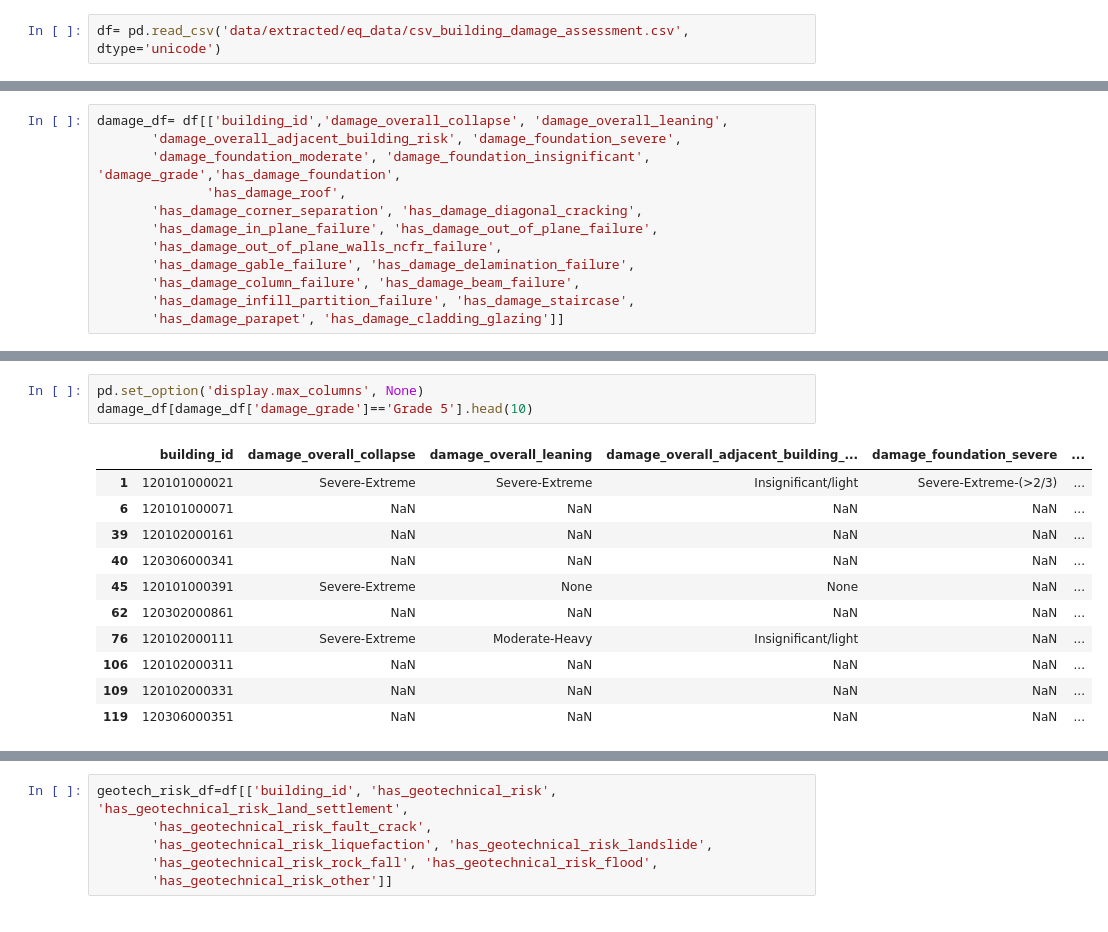
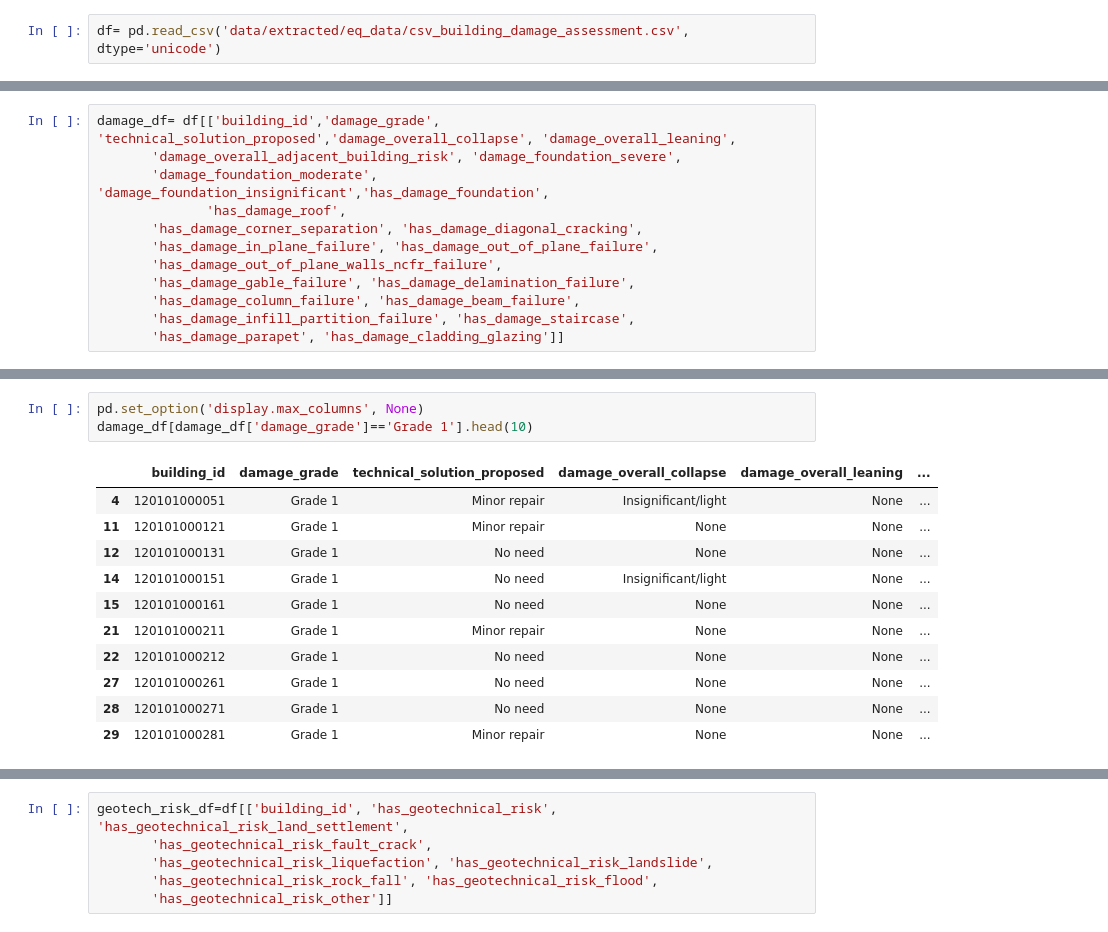
Before and after one commit to Yeshi341/structural_damage_from_earthquake, a Jupyter notebook: damage_assessment_data.ipynb, the cells around one changed output, grey strips where cells are left out. Cells and saved outputs as stored; diff of their text form.

```diff
--- a/damage_assessment_data.ipynb
+++ b/damage_assessment_data.ipynb
@@ -47,9 +39,9 @@ Index(['building_id', 'district_id', 'vdcmun_id', 'ward_id',
        'has_geotechnical_risk_other'],
       dtype='object')
 # %%
-damage_df= df[['building_id','damage_overall_collapse', 'damage_overall_leaning',
+damage_df= df[['building_id','damage_grade', 'technical_solution_proposed','damage_overall_collapse', 'damage_overall_leaning',
        'damage_overall_adjacent_building_risk', 'damage_foundation_severe',
-       'damage_foundation_moderate', 'damage_foundation_insignificant', 'damage_grade','has_damage_foundation',
+       'damage_foundation_moderate', 'damage_foundation_insignificant','has_damage_foundation',
               'has_damage_roof',
        'has_damage_corner_separation', 'has_damage_diagonal_cracking',
        'has_damage_in_plane_failure', 'has_damage_out_of_plane_failure',
@@ -88,17 +78,17 @@ damage_df[damage_df['damage_grade'].isna()]
 # %%
 pd.set_option('display.max_columns', None)
-damage_df[damage_df['damage_grade']=='Grade 5'].head(10)
+damage_df[damage_df['damage_grade']=='Grade 1'].head(10)
 # %% [output]
-|  | building_id | damage_overall_collapse | damage_overall_leaning | damage_overall_adjacent_building_... | damage_foundation_severe | ... |
-| 1 | 120101000021 | Severe-Extreme | Severe-Extreme | Insignificant/light | Severe-Extreme-(>2/3) | ... |
-| 6 | 120101000071 | NaN | NaN | NaN | NaN | ... |
-| 39 | 120102000161 | NaN | NaN | NaN | NaN | ... |
-| 40 | 120306000341 | NaN | NaN | NaN | NaN | ... |
-| 45 | 120101000391 | Severe-Extreme | None | None | NaN | ... |
-| 62 | 120302000861 | NaN | NaN | NaN | NaN | ... |
-| 76 | 120102000111 | Severe-Extreme | Moderate-Heavy | Insignificant/light | NaN | ... |
-| 106 | 120102000311 | NaN | NaN | NaN | NaN | ... |
-| 109 | 120102000331 | NaN | NaN | NaN | NaN | ... |
-| 119 | 120306000351 | NaN | NaN | NaN | NaN | ... |
+|  | building_id | damage_grade | technical_solution_proposed | damage_overall_collapse | damage_overall_leaning | ... |
+| 4 | 120101000051 | Grade 1 | Minor repair | Insignificant/light | None | ... |
+| 11 | 120101000121 | Grade 1 | Minor repair | None | None | ... |
+| 12 | 120101000131 | Grade 1 | No need | None | None | ... |
+| 14 | 120101000151 | Grade 1 | No need | Insignificant/light | None | ... |
+| 15 | 120101000161 | Grade 1 | No need | None | None | ... |
+| 21 | 120101000211 | Grade 1 | Minor repair | None | None | ... |
+| 22 | 120101000212 | Grade 1 | No need | None | None | ... |
+| 27 | 120101000261 | Grade 1 | No need | None | None | ... |
+| 28 | 120101000271 | Grade 1 | No need | None | None | ... |
+| 29 | 120101000281 | Grade 1 | Minor repair | None | None | ... |
 # %%
 # damage_df['damage_overall_collapse'].value_counts()
```
Also changed, not shown: parts of 14 cells of this notebook, 2 other files.
